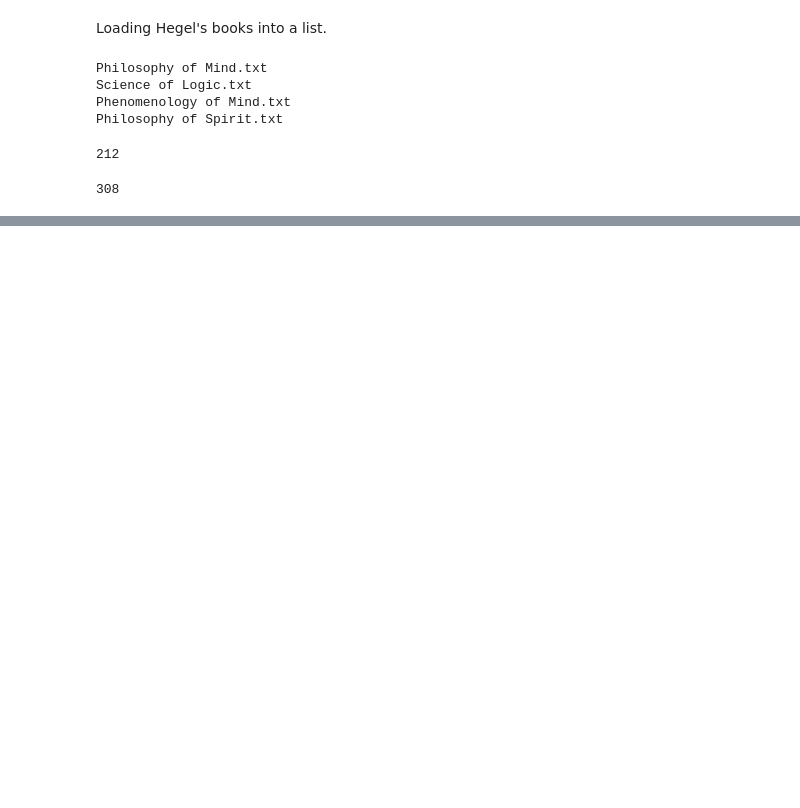
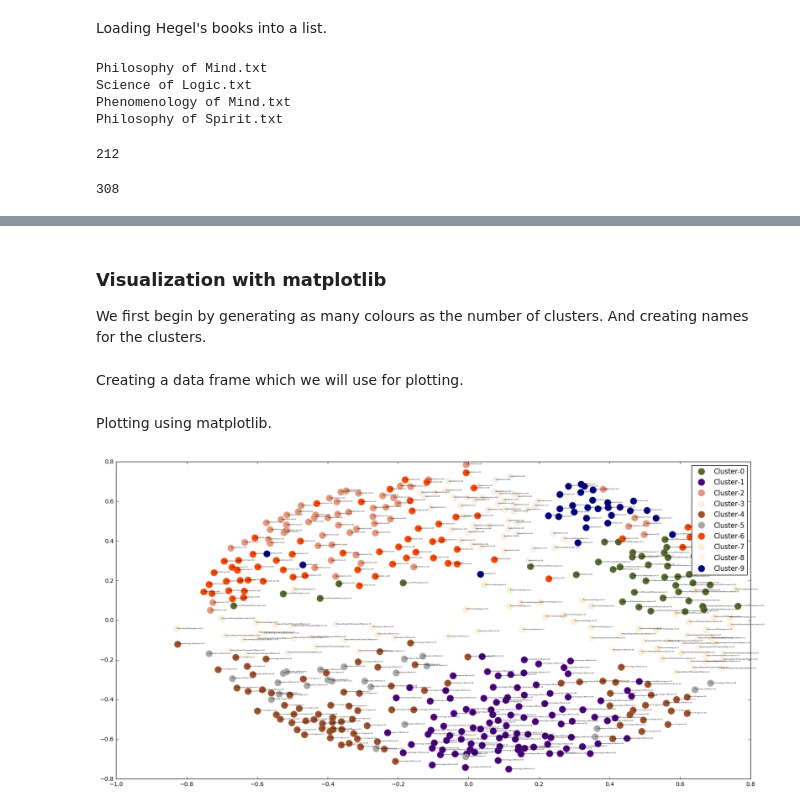
Before and after one commit to samarth1397/Content-Similarity, a Jupyter notebook: clustering.ipynb, the cells around one changed output, grey strips where cells are left out. Saved outputs shown, nothing was run; the diff lists cells and outputs as text; code cells hidden in the pictures; blank space fills up the shorter version.

Commit message:
Tfidf,Kmeans and Visualization

```diff
--- a/clustering.ipynb
+++ b/clustering.ipynb
@@ -80,0 +129,5 @@ len(marx_id)
+# %%
+num_of_clusters=10
+kmeans=KMeans(n_clusters=num_of_clusters)
+kmeans.fit(tfidfMatrix)
+clusters=kmeans.labels_.tolist()
@@ -80,0 +161,46 @@ len(marx_id)
+# %%
+mds = MDS(n_components=2, dissimilarity="precomputed", random_state=7)
+transformed = mds.fit_transform(dist)
+x=transformed[:, 0]
+y=transformed[:, 1]
+# %% [markdown]
+### Visualization with matplotlib
+
+We first begin by generating as many colours as the number of clusters. And creating names for the clusters.
+# %%
+num_colours=num_of_clusters
+col=mpl.colors.cnames.items()
+colours={}
+
+i=0
+while (i<num_of_clusters):
+    c=random.choice(list(col))
+    if(c[1] not in colours.keys()):
+        colours[i]=c[1]
+        i=i+1
+
+
+cluster_names={}
+for i in range(num_of_clusters):
+    cluster_names[i]="Cluster-"+str(i)
+# %% [markdown]
+Creating a data frame which we will use for plotting.
+# %%
+df = pd.DataFrame(dict(x=x, y=y, label=clusters, title=ids))
+groups = df.groupby('label')
+# %% [markdown]
+Plotting using matplotlib.
+# %%
+%matplotlib inline
+fig, ax = plt.subplots(figsize=(20, 10)) # set size
+for name, group in groups:
+    ax.plot(group.x, group.y, marker='o', linestyle='', ms=12,
+            label=cluster_names[name], color=colours[name],
+            mec='none')
+
+ax.legend(numpoints=1)  #show legend
+
+for i in range(len(df)):
+    ax.text(df.ix[i]['x'], df.ix[i]['y'], df.ix[i]['title'], size=3)
+# %% [output]
+[figure, added]
```
Also changed, not shown: parts of 21 cells of this notebook.
